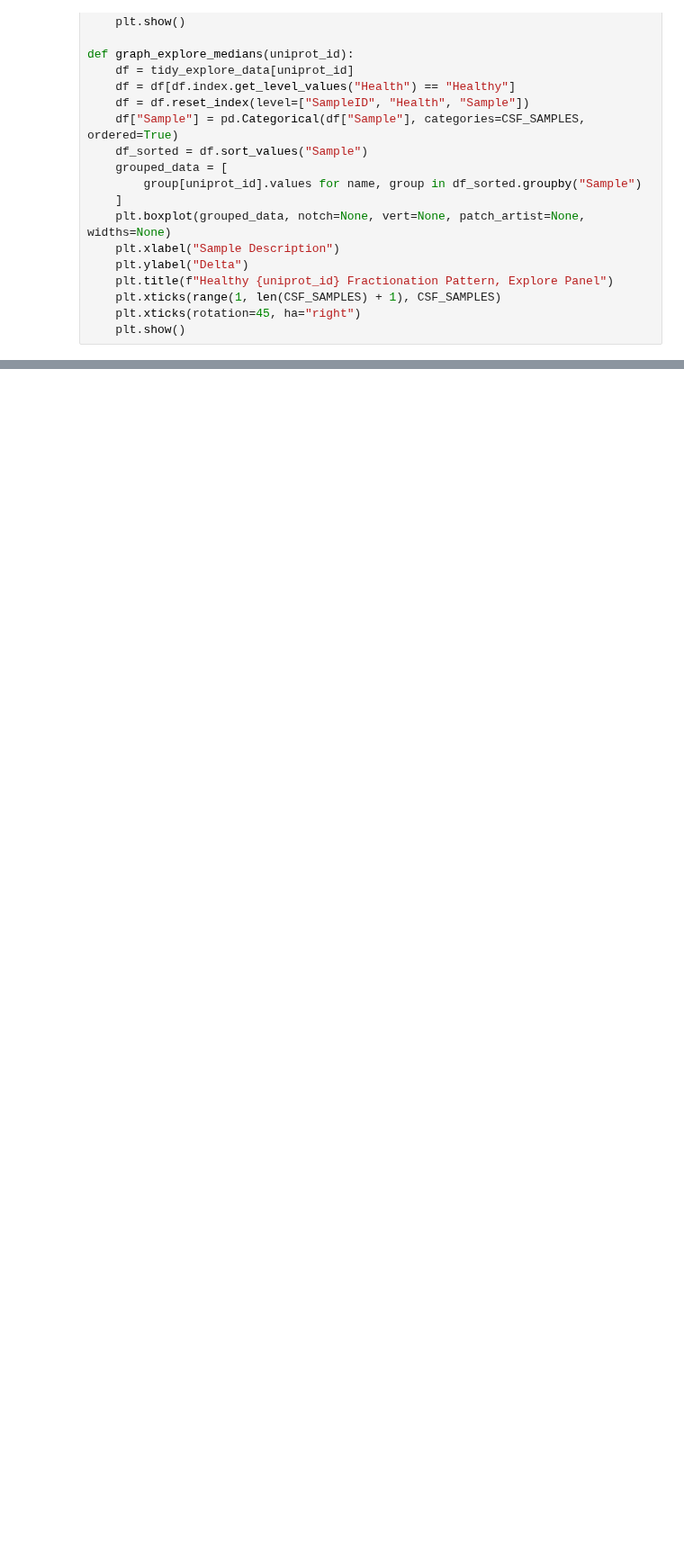
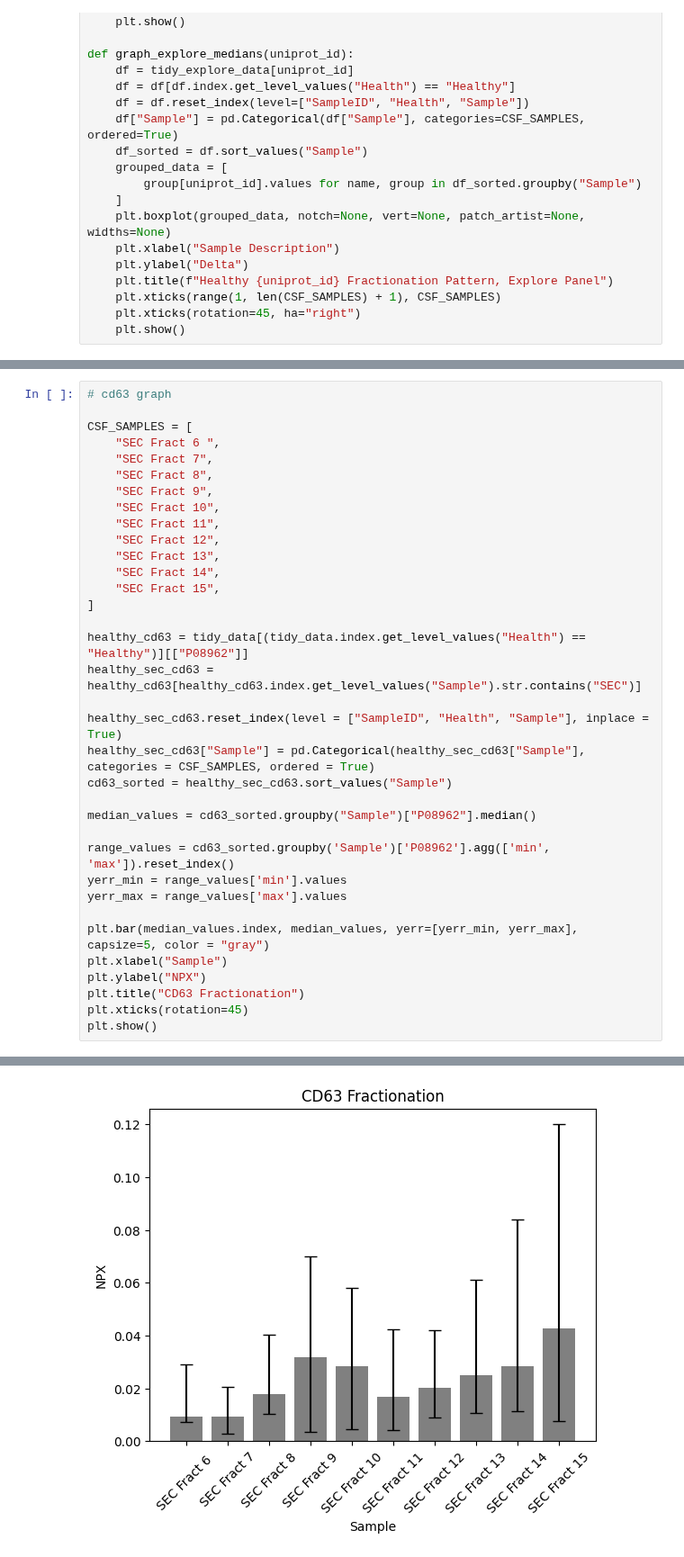
Before and after one commit to Walt-Lab/bdev_mass_spec, a Jupyter notebook: HT_analysis.ipynb, the cells around one changed output, grey strips where cells are left out. Shown at 90% size. Cells and saved outputs as stored; diff of their text form; blank space fills up the shorter version.

```diff
--- a/HT_analysis.ipynb
+++ b/HT_analysis.ipynb
@@ -706,0 +974,36 @@ def graph_explore_medians(uniprot_id):
+# %%
+# cd63 graph
+
+CSF_SAMPLES = [
+    "SEC Fract 6 ",
+    "SEC Fract 7",
+    "SEC Fract 8",
+    "SEC Fract 9",
+    "SEC Fract 10",
+    "SEC Fract 11",
+    "SEC Fract 12",
+    "SEC Fract 13",
+    "SEC Fract 14",
+    "SEC Fract 15",
+]
+
+healthy_cd63 = tidy_data[(tidy_data.index.get_level_values("Health") == "Healthy")][["P08962"]]
+healthy_sec_cd63 = healthy_cd63[healthy_cd63.index.get_level_values("Sample").str.contains("SEC")]
+
+healthy_sec_cd63.reset_index(level = ["SampleID", "Health", "Sample"], inplace = True)
+healthy_sec_cd63["Sample"] = pd.Categorical(healthy_sec_cd63["Sample"], categories = CSF_SAMPLES, ordered = True)
+cd63_sorted = healthy_sec_cd63.sort_values("Sample")
+
+median_values = cd63_sorted.groupby("Sample")["P08962"].median()
+
+range_values = cd63_sorted.groupby('Sample')['P08962'].agg(['min', 'max']).reset_index()
+yerr_min = range_values['min'].values
+yerr_max = range_values['max'].values
+
+plt.bar(median_values.index, median_values, yerr=[yerr_min, yerr_max], capsize=5, color = "gray")
+plt.xlabel("Sample")
+plt.ylabel("NPX")
+plt.title("CD63 Fractionation")
+plt.xticks(rotation=45)
+plt.show()
+# %% [output]
@@ -706,0 +1015 @@ def graph_explore_medians(uniprot_id):
+[figure, added]
```
Also changed, not shown: parts of 25 cells of this notebook, 4 other files.
